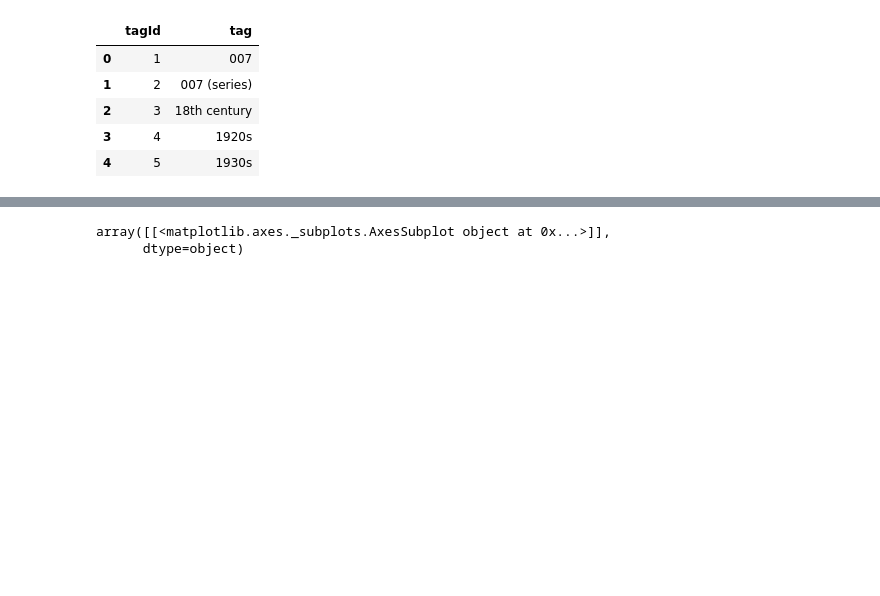
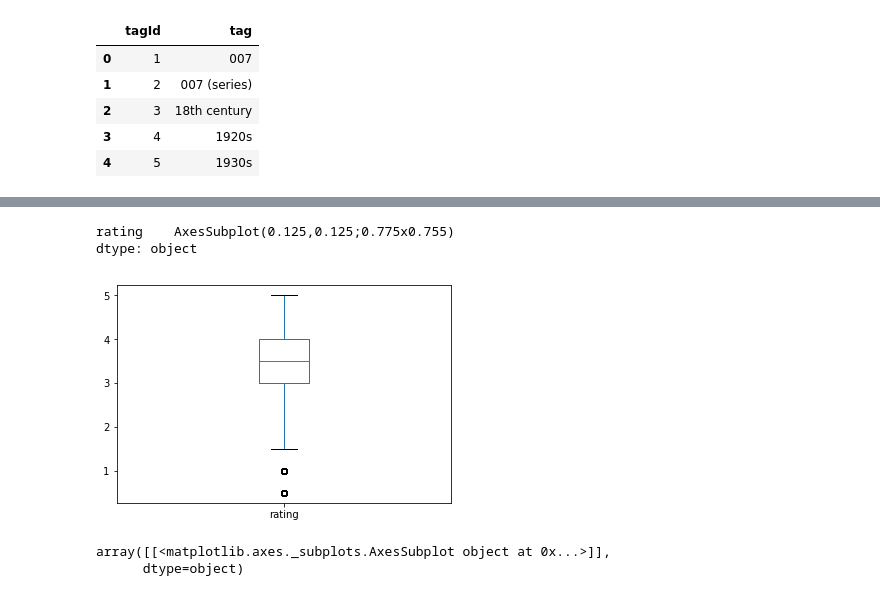
Before and after one commit to shreayan98c/Demo-Recommender-System, a Jupyter notebook: Recommender System.ipynb, the cells around one changed output, grey strips where cells are left out. Saved outputs shown, nothing was run; the diff lists cells and outputs as text; code cells hidden in the pictures; blank space fills up the shorter version.

```diff
--- a/Recommender System.ipynb
+++ b/Recommender System.ipynb
@@ -106,3 +143,9 @@ gnometags.head()
+# %%
+ratings['rating'].plot(kind='box', subplots=True)
+# %% [output]
+rating    AxesSubplot(0.125,0.125;0.775x0.755)
+dtype: object
+[figure, added]
 # %%
 %matplotlib inline
 ratings.hist(column='rating', figsize=(10,5))
```
Also changed, not shown: parts of 39 cells of this notebook, 1 other file.
